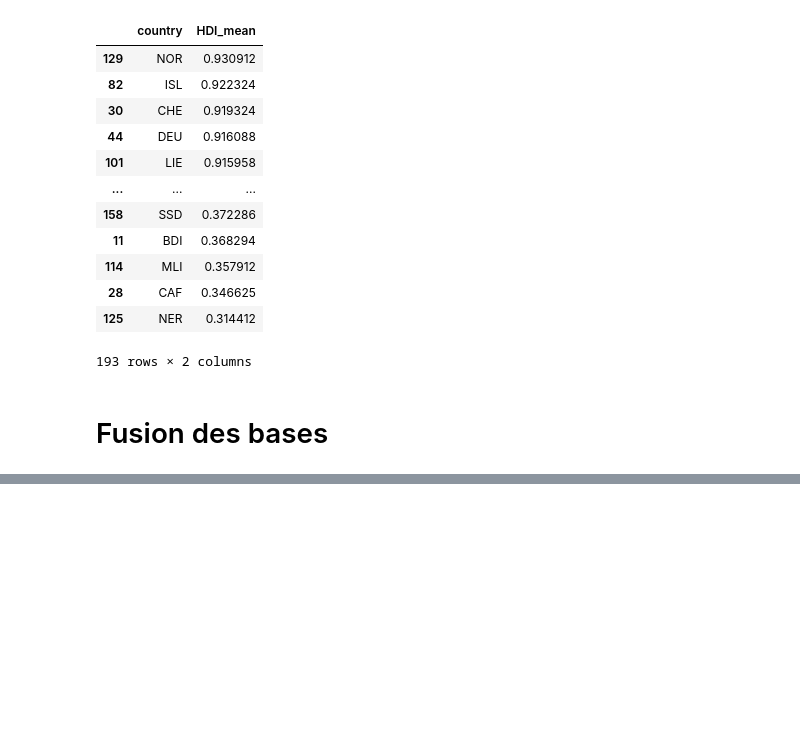
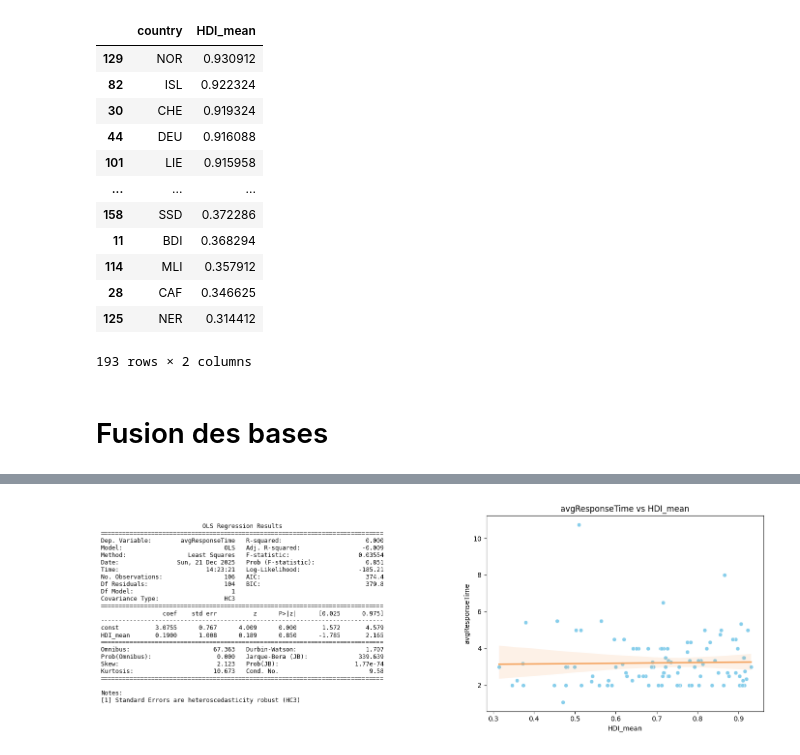
Before and after one commit to nile2304/Data-Science-Project-ENSAE, a Jupyter notebook: main.ipynb, the cells around one changed output, grey strips where cells are left out. Drawn from its saved outputs; the diff is of its cells as text; code cells hidden in the pictures; blank space fills up the shorter version.

```diff
--- a/main.ipynb
+++ b/main.ipynb
@@ -762,0 +828,4 @@ dv.visualize_HDI_clusters(aggregated_HDI)
+# %%
+rg.perform_regression(merged_data, ['HDI_mean'],'avgResponseTime', method='HC3',plotnum=0)
+# %% [output]
+[figure, added]
```
Also changed, not shown: parts of 25 cells of this notebook, 2 other files.
